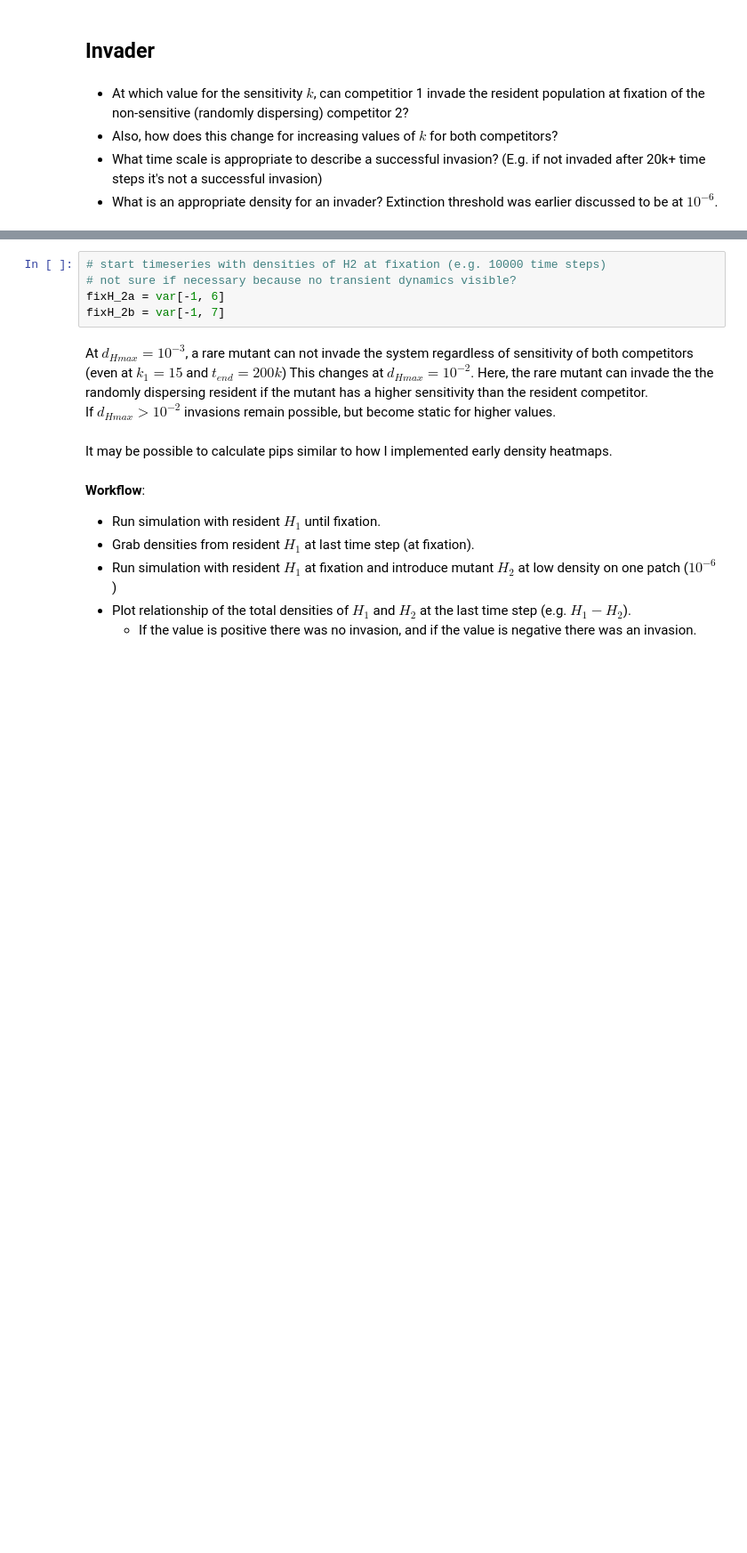
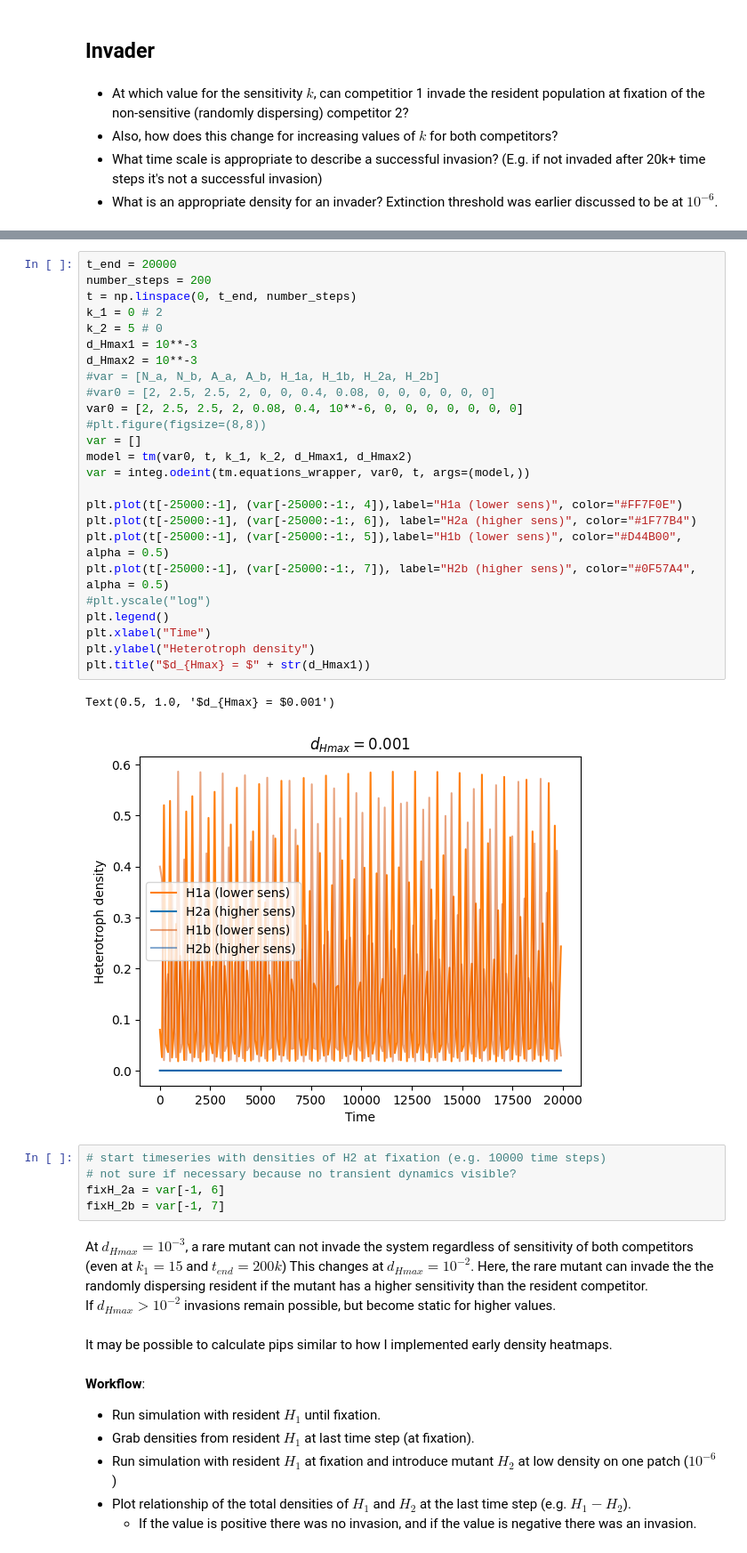
Before and after one commit to rbnmj/turingmodel, a Jupyter notebook: new.ipynb, the cells around one changed output, grey strips where cells are left out. Shown at 89% size. Drawn from its saved outputs; the diff is of its cells as text; blank space fills up the shorter version.

```diff
--- a/new.ipynb
+++ b/new.ipynb
@@ -690,3 +693,31 @@ plt.legend()
+# %%
+t_end = 20000
+number_steps = 200
+t = np.linspace(0, t_end, number_steps)
+k_1 = 0 # 2
+k_2 = 5 # 0
+d_Hmax1 = 10**-3
+d_Hmax2 = 10**-3
+#var = [N_a, N_b, A_a, A_b, H_1a, H_1b, H_2a, H_2b]
+#var0 = [2, 2.5, 2.5, 2, 0, 0, 0.4, 0.08, 0, 0, 0, 0, 0, 0]
+var0 = [2, 2.5, 2.5, 2, 0.08, 0.4, 10**-6, 0, 0, 0, 0, 0, 0, 0]
+#plt.figure(figsize=(8,8))
+var = []
+model = tm(var0, t, k_1, k_2, d_Hmax1, d_Hmax2)
+var = integ.odeint(tm.equations_wrapper, var0, t, args=(model,))
+
+plt.plot(t[-25000:-1], (var[-25000:-1:, 4]),label="H1a (lower sens)", color="#FF7F0E")
+plt.plot(t[-25000:-1], (var[-25000:-1:, 6]), label="H2a (higher sens)", color="#1F77B4")
+plt.plot(t[-25000:-1], (var[-25000:-1:, 5]),label="H1b (lower sens)", color="#D44B00", alpha = 0.5)
+plt.plot(t[-25000:-1], (var[-25000:-1:, 7]), label="H2b (higher sens)", color="#0F57A4", alpha = 0.5)
+#plt.yscale("log")
+plt.legend()
+plt.xlabel("Time")
+plt.ylabel("Heterotroph density")
+plt.title("$d_{Hmax} = $" + str(d_Hmax1))
+# %% [output]
+Text(0.5, 1.0, '$d_{Hmax} = $0.001')
+[figure, added]
 # %%
 # start timeseries with densities of H2 at fixation (e.g. 10000 time steps)
 # not sure if necessary because no transient dynamics visible?
```
Also changed, not shown: parts of 12 cells of this notebook.
